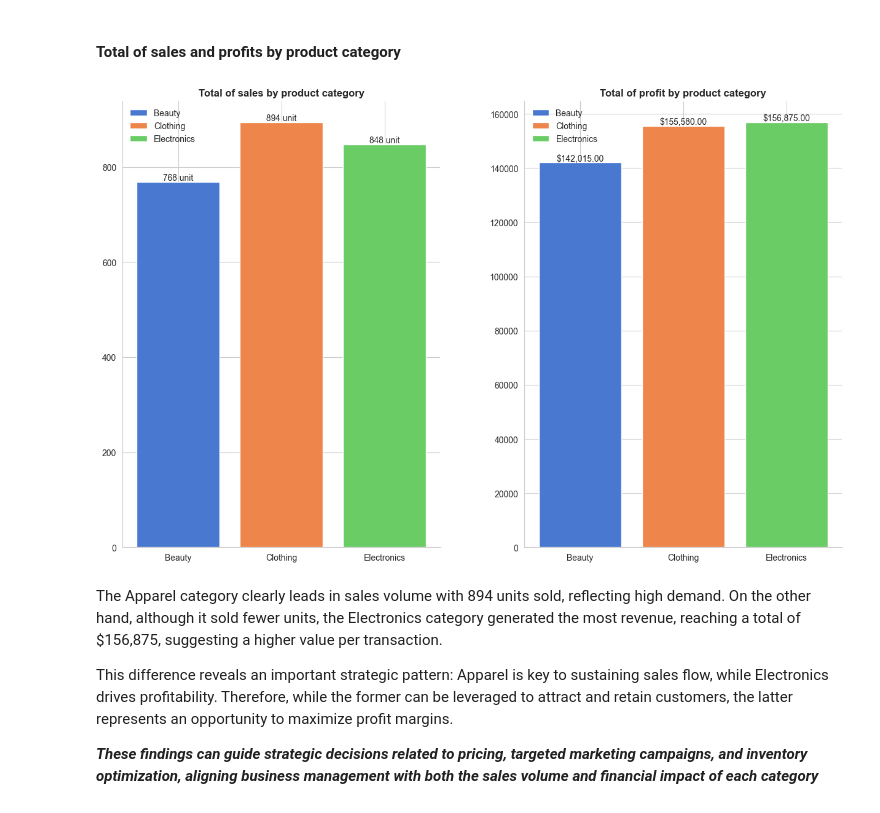
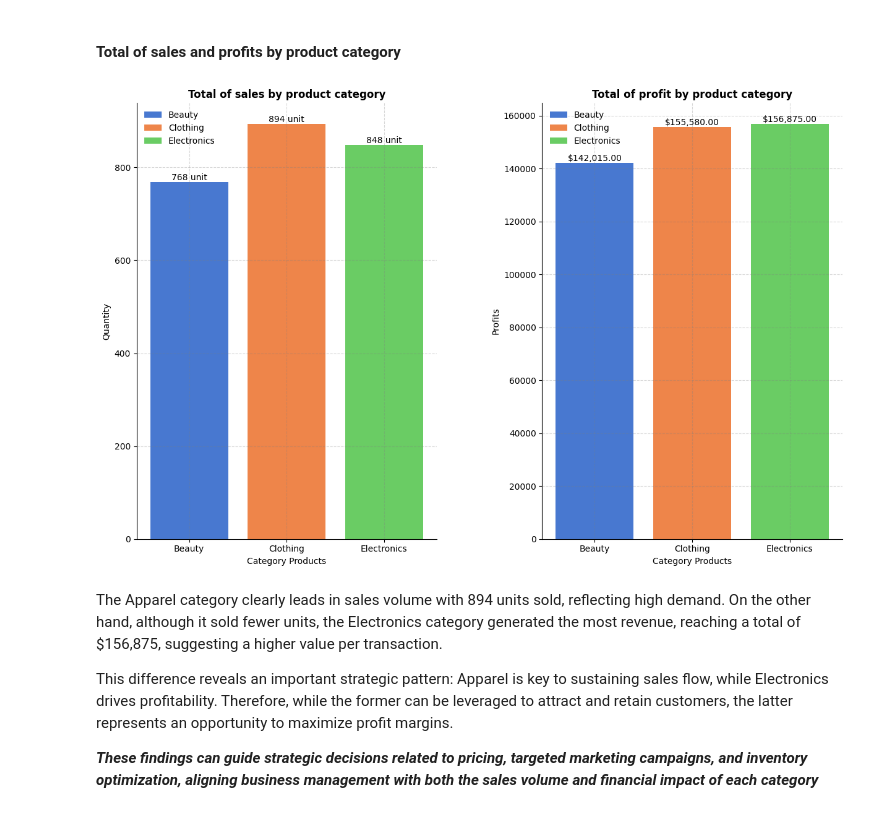
Before and after one commit to SHIro12211/Online-Store, a Jupyter notebook: notebooks/EDA.ipynb, the cells around one changed output. Cells and saved outputs as stored; diff of their text form; code cells hidden in the pictures.

```diff
--- a/notebooks/EDA.ipynb
+++ b/notebooks/EDA.ipynb
@@ -201,6 +201,7 @@ def setting_styles(ax, title, labels_leyend=None):
     ax.set_title(title, fontsize=12,fontweight='bold')
     ax.spines['top'].set_visible(False)
     ax.spines['right'].set_visible(False)
+    ax.grid(True, which='major', linestyle='--', linewidth=0.8, color='gray', alpha=0.3)
     if labels_leyend:
         ax.legend(loc='upper left', fontsize=10, frameon=False, labels=labels_leyend)
     else:
@@ -227,36 +228,38 @@ list_data=[
 ]
 for index, values in enumerate(list_data):
     # Draw bar chart for either Quantity or Total Amount
     bar = ax[index].bar(
         df_sales['Product Category'],             # X-axis: product categories
         df_sales[values['y']],                    # Y-axis: values (quantity or amount)
         color=colors,                             # Bar colors
-        label=df_sales['Product Category']        # Labels (optional here)
+        label=df_sales['Product Category']        # Labels
     )
 
     # Apply consistent title and style using custom function
     setting_styles(ax[index], values['title'])
     #style for bar value name
     if values['y'] == 'Total Amount':
         # Format revenue values with dollar sign and commas
         labels = [f"${v:,.2f}" for v in df_sales['Total Amount']]
+        ax[index].set_ylabel("Profits")
     else:
         # Format quantity values with "unit" suffix
         labels = [f"{v} unit" for v in df_sales['Quantity']]
-
+        ax[index].set_ylabel("Quantity")
+    ax[index].set_xlabel("Category Products")
     # Display value labels on top of each bar
     ax[index].bar_label(bar, labels=labels)
 
 # Add horizontal space between subplots (adjust as needed)
 plt.subplots_adjust(wspace=15)
 
 # Automatically adjust padding and layout to avoid overlaps
 plt.tight_layout()
 
 # Display the final plot
 plt.show()
 # %% [output]
-[figure, old version]
+[figure, new version]
 # %% [markdown]
 The Apparel category clearly leads in sales volume with 894 units sold, reflecting high demand. On the other hand, although it sold fewer units, the Electronics category generated the most revenue, reaching a total of $156,875, suggesting a higher value per transaction.
 
```
Also changed, not shown: parts of 15 cells of this notebook.
